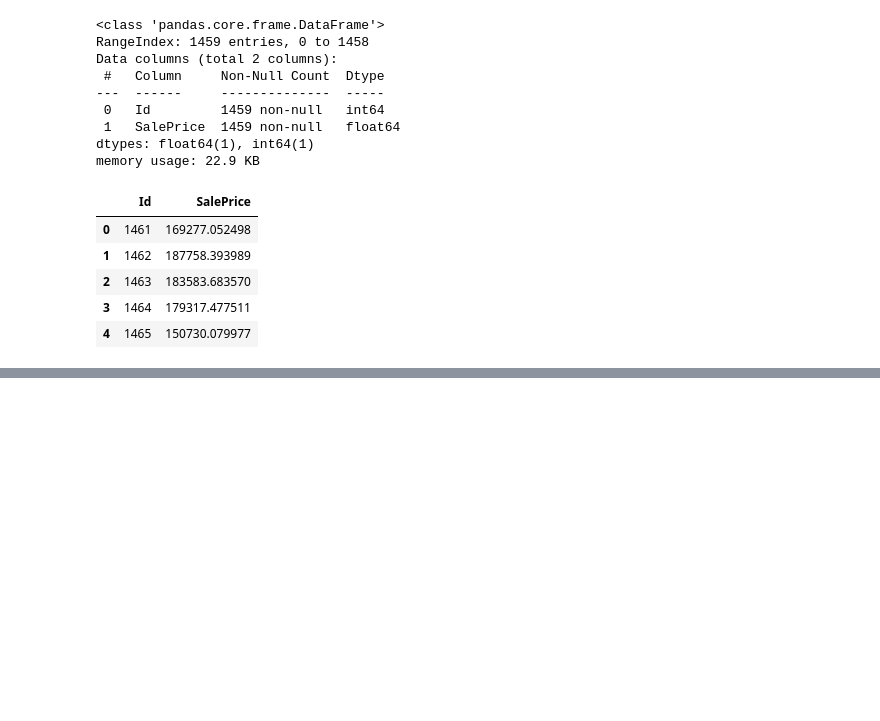
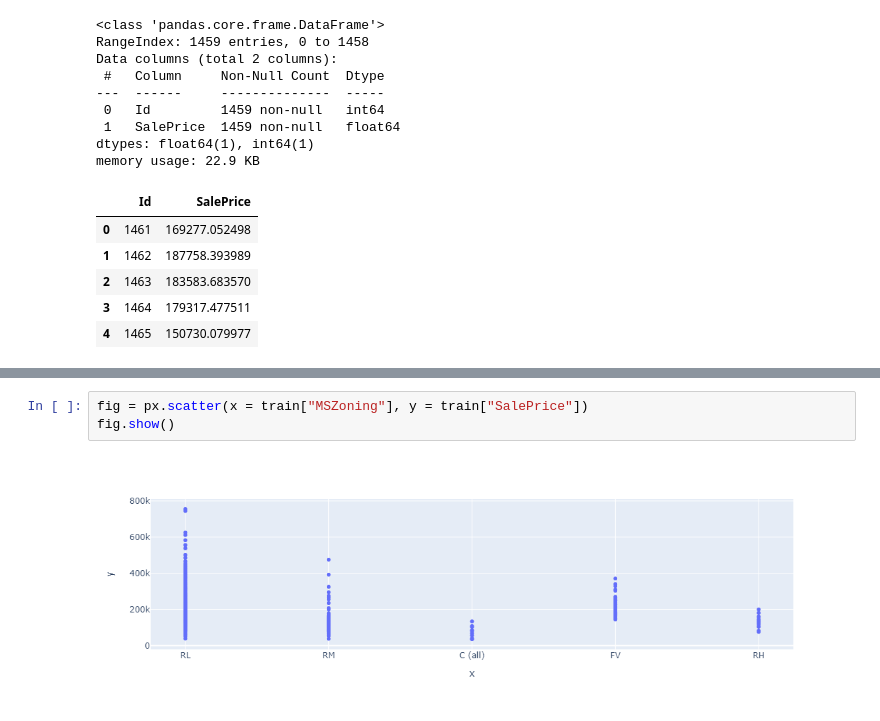
Before and after one commit to chloea31/machine_learning, a Jupyter notebook: notebooks/house_prices.ipynb, the cells around one changed output, grey strips where cells are left out. Saved outputs shown, nothing was run; the diff lists cells and outputs as text; blank space fills up the shorter version.

Commit message:
add a few notes in the markdown, a few plots and a few insights about the data

```diff
--- a/notebooks/house_prices.ipynb
+++ b/notebooks/house_prices.ipynb
@@ -108,0 +157,5 @@ memory usage: 22.9 KB
+# %%
+fig = px.scatter(x = train["MSZoning"], y = train["SalePrice"])
+fig.show()
+# %% [output]
+[figure, added]
```
Also changed, not shown: parts of 6 cells of this notebook.
